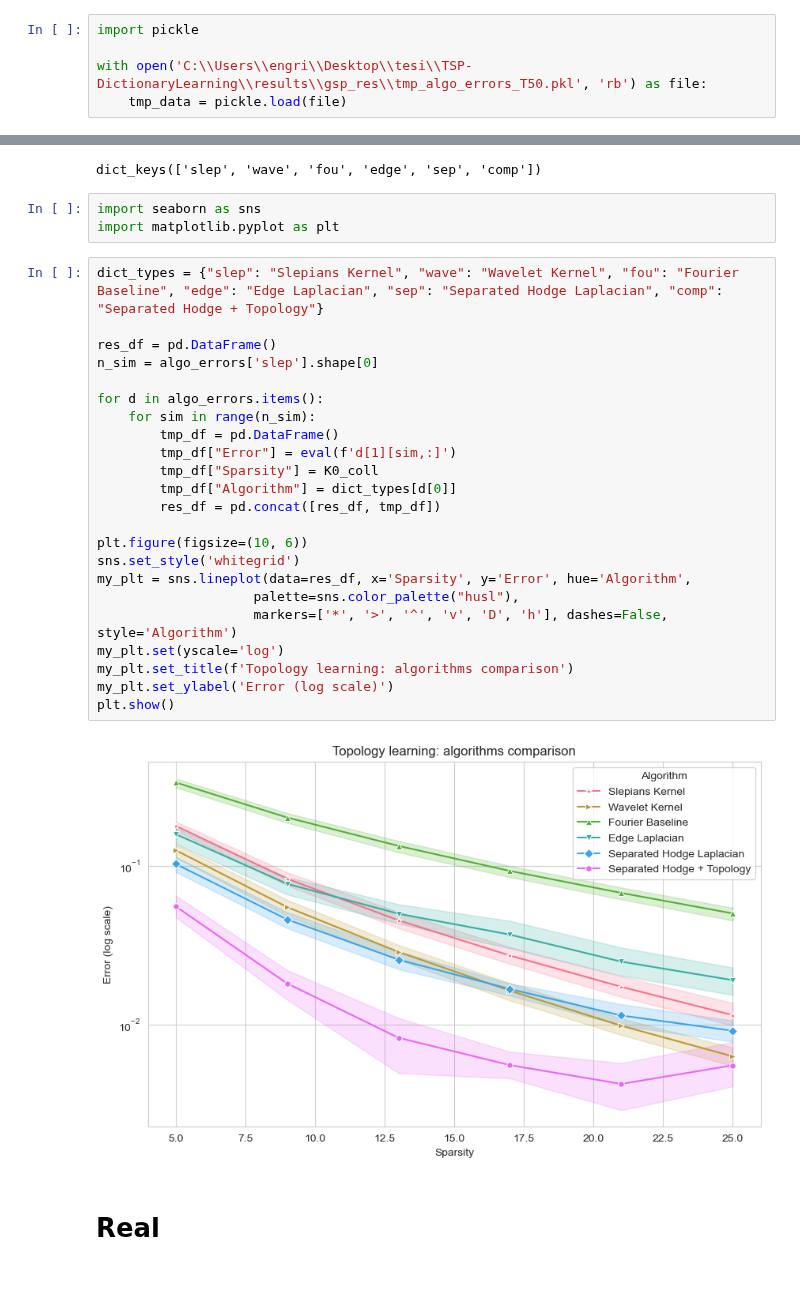
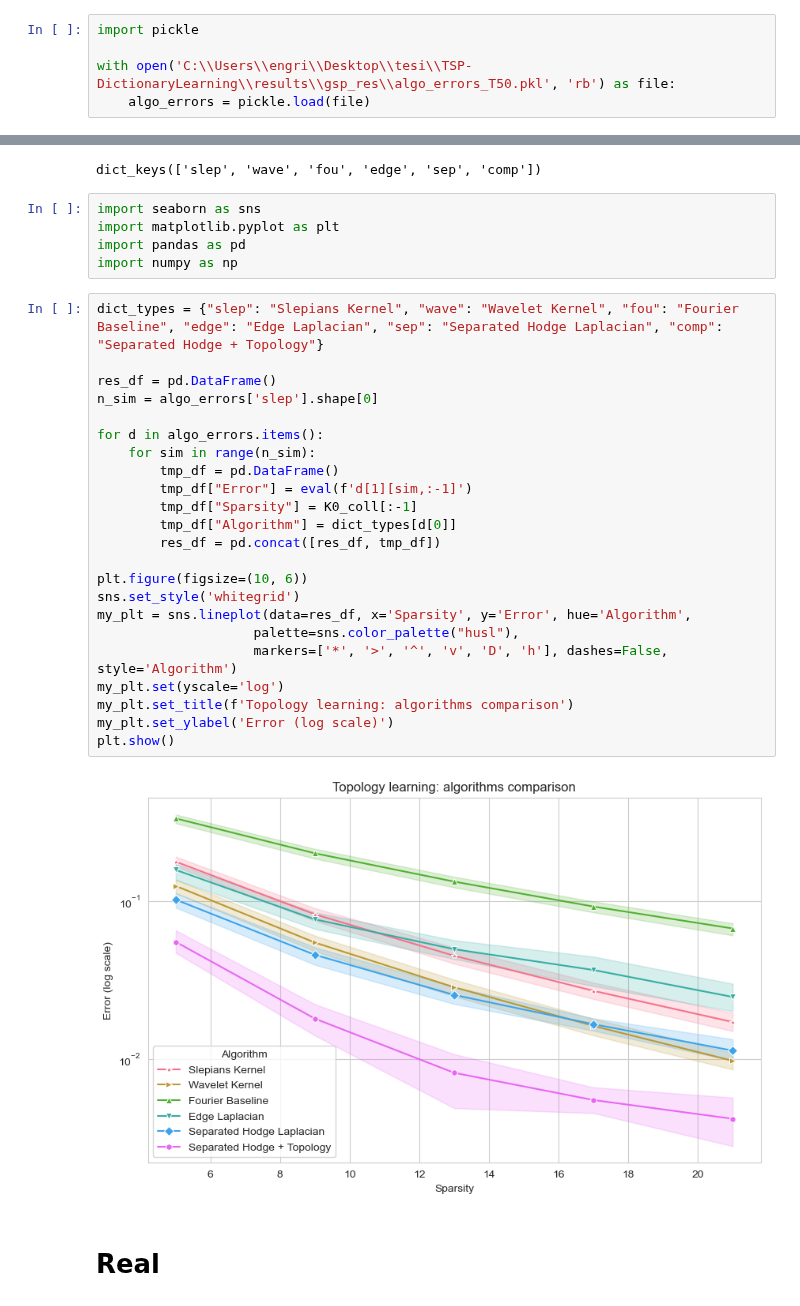
Before and after one commit to Engrima18/TSP-DictionaryLearning, a Jupyter notebook: pazz.ipynb, the cells around one changed output, grey strips where cells are left out. Cells and saved outputs as stored; diff of their text form.

Commit message:
Laplacian approximation error for T80

```diff
--- a/pazz.ipynb
+++ b/pazz.ipynb
@@ -2319,8 +2319,8 @@ NameError: name 'simulate_learnable_vs_analytic' is not defined
 # %%
 import pickle
 
-with open('C:\\Users\\engri\\Desktop\\tesi\\TSP-DictionaryLearning\\results\\gsp_res\\tmp_algo_errors_T50.pkl', 'rb') as file:
-    tmp_data = pickle.load(file)
+with open('C:\\Users\\engri\\Desktop\\tesi\\TSP-DictionaryLearning\\results\\gsp_res\\algo_errors_T50.pkl', 'rb') as file:
+    algo_errors = pickle.load(file)
 # %%
 algo_errors['comp'] = tmp_data['comp']
 # %%
@@ -2330,31 +2330,33 @@ dict_keys(['slep', 'wave', 'fou', 'edge', 'sep', 'comp'])
 # %%
 import seaborn as sns
 import matplotlib.pyplot as plt
+import pandas as pd
+import numpy as np
 # %%
 dict_types = {"slep": "Slepians Kernel", "wave": "Wavelet Kernel", "fou": "Fourier Baseline", "edge": "Edge Laplacian", "sep": "Separated Hodge Laplacian", "comp": "Separated Hodge + Topology"}
 
 res_df = pd.DataFrame()
 n_sim = algo_errors['slep'].shape[0]
 
 for d in algo_errors.items():
     for sim in range(n_sim):
         tmp_df = pd.DataFrame()
-        tmp_df["Error"] = eval(f'd[1][sim,:]')
-        tmp_df["Sparsity"] = K0_coll
+        tmp_df["Error"] = eval(f'd[1][sim,:-1]')
+        tmp_df["Sparsity"] = K0_coll[:-1]
         tmp_df["Algorithm"] = dict_types[d[0]]
         res_df = pd.concat([res_df, tmp_df])
 
 plt.figure(figsize=(10, 6))
 sns.set_style('whitegrid')
 my_plt = sns.lineplot(data=res_df, x='Sparsity', y='Error', hue='Algorithm',
                     palette=sns.color_palette("husl"),
                     markers=['*', '>', '^', 'v', 'D', 'h'], dashes=False, style='Algorithm')
 my_plt.set(yscale='log')
 my_plt.set_title(f'Topology learning: algorithms comparison')
 my_plt.set_ylabel('Error (log scale)')
 plt.show()
 # %% [output]
-[figure, old version]
+[figure, new version]
 # %% [markdown]
 # Real
 # %%
```
Also changed, not shown: 12 other files.
